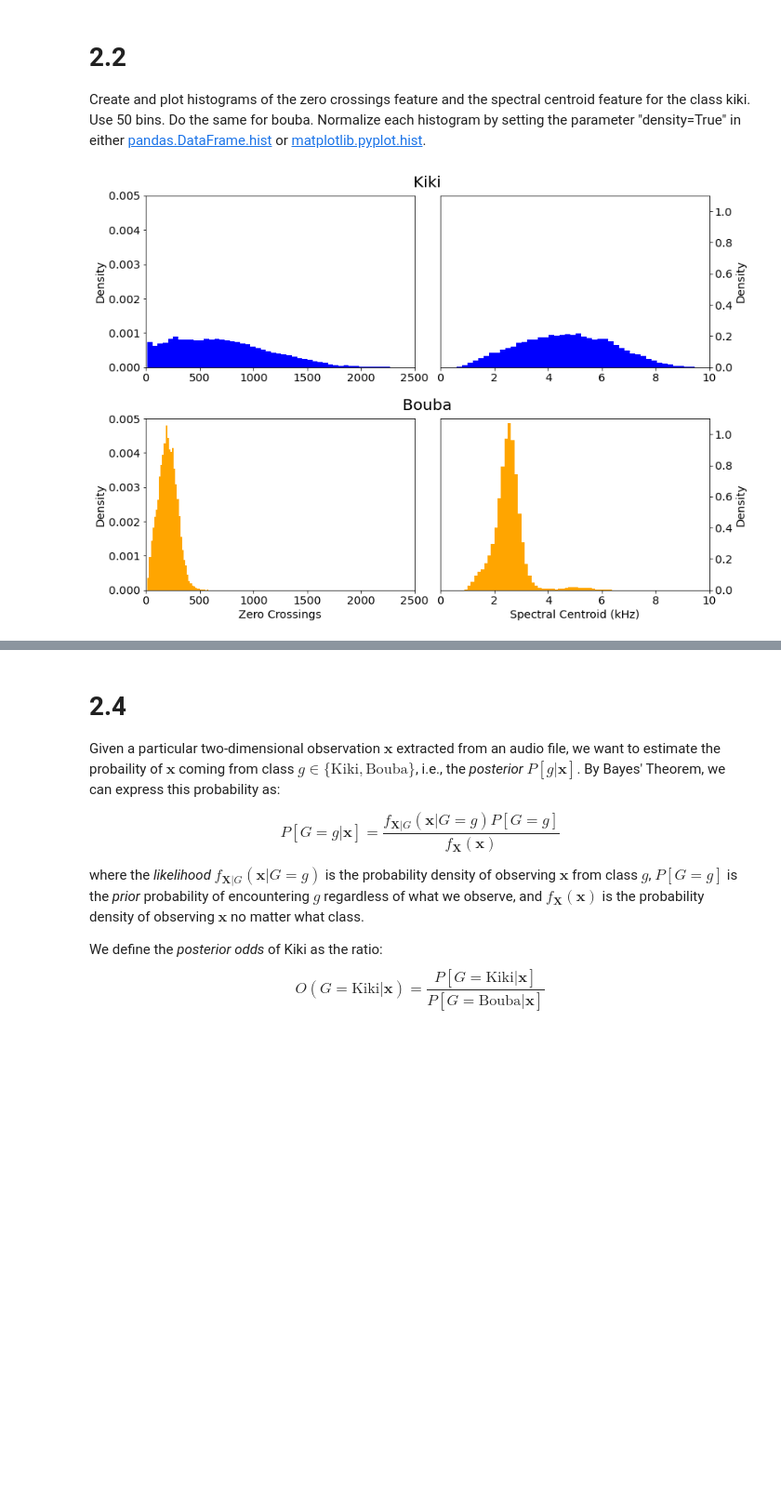
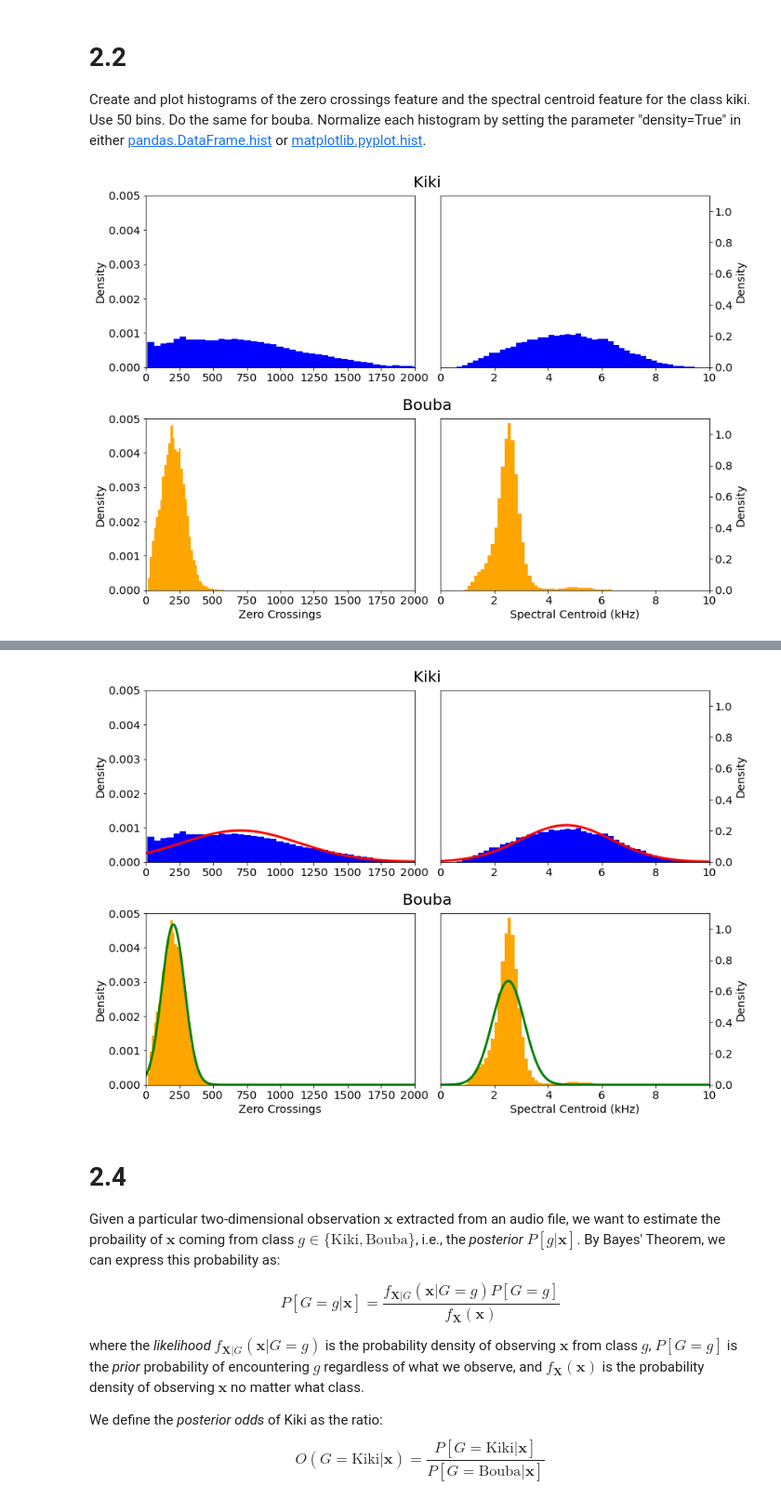
Before and after one commit to sergi-andreu/MusicInformatics, a Jupyter notebook: Lab 2 Machine Learnings/DT2470_lab02.ipynb, the cells around one changed output, grey strips where cells are left out. Shown at 93% size. Saved outputs shown, nothing was run; the diff lists cells and outputs as text; code cells hidden in the pictures; blank space fills up the shorter version.

```diff
--- a/Lab 2 Machine Learnings/DT2470_lab02.ipynb
+++ b/Lab 2 Machine Learnings/DT2470_lab02.ipynb
@@ -463,12 +456,12 @@ Create and plot histograms of the zero crossings feature and the spectral centro
 
 fig, [[ax1, ax2], [ax3, ax4]] = plt.subplots(2,2)
 ax1.hist(kiki_train_ZC,  bins=50, density=True, color='blue')
-ax2.hist(kiki_train_SC/1000,  bins=50, density=True, color='blue')
+ax2.hist(kiki_train_SC,  bins=50, density=True, color='blue')
 ax3.hist(bouba_train_ZC, bins=50, density=True, color='orange')
-ax4.hist(bouba_train_SC/1000, bins=50, density=True, color='orange')
+ax4.hist(bouba_train_SC, bins=50, density=True, color='orange')
 
-ax1.set_xlim((0,2500))
-ax3.set_xlim((0,2500))
+ax1.set_xlim((0,2000))
+ax3.set_xlim((0,2000))
 
 ax1.set_ylim((0,.005))
 ax3.set_ylim((0,.005))
@@ -498,7 +491,7 @@ fig.tight_layout()
 
 plt.subplots_adjust(hspace=.3)  # some extra space for the subtitles
 # %% [output]
-[figure, old version]
+[figure, new version]
 # %% [markdown]
 # 2.3
 
@@ -519,3 +508,37 @@ from scipy.stats import norm
+# %%
+from scipy.stats import norm
+
+# add your code below
+kiki_train_ZC_mu  = np.sum(kiki_train_ZC) / len(kiki_train_ZC)
+kiki_train_ZC_var = np.sum( (kiki_train_ZC - kiki_train_ZC_mu)**2 ) / (len(kiki_train_ZC) -1)
+kiki_train_ZC_gaussfit = lambda x: norm.pdf(x, kiki_train_ZC_mu, kiki_train_ZC_var**(1/2))
+
+kiki_train_SC_mu  = np.sum(kiki_train_SC) / len(kiki_train_SC)
+kiki_train_SC_var = np.sum( (kiki_train_SC - kiki_train_SC_mu)**2 ) / (len(kiki_train_SC) -1)
+kiki_train_SC_gaussfit = lambda x: norm.pdf(x, kiki_train_SC_mu, kiki_train_SC_var**(1/2))
+
+bouba_train_ZC_mu  = np.sum(bouba_train_ZC) / len(bouba_train_ZC)
+bouba_train_ZC_var = np.sum( (bouba_train_ZC - bouba_train_ZC_mu)**2 ) / (len(bouba_train_ZC) -1)
+bouba_train_ZC_gaussfit = lambda x: norm.pdf(x, bouba_train_ZC_mu, bouba_train_ZC_var**(1/2))
+
+bouba_train_SC_mu  = np.sum(bouba_train_SC) / len(bouba_train_SC)
+bouba_train_SC_var = np.sum( (bouba_train_SC - bouba_train_SC_mu)**2 ) / (len(bouba_train_SC) -1)
+bouba_train_SC_gaussfit = lambda x: norm.pdf(x, bouba_train_SC_mu, bouba_train_SC_var**(1/2))
+# %%
+# Plotting
+
+x_ZC = np.linspace(0,2500,num=1000)
+x_SC = np.linspace(0,10,  num=1000)
+
+ax1.plot(x_ZC, kiki_train_ZC_gaussfit(x_ZC), 'r-', linewidth=3)
+ax2.plot(x_SC, kiki_train_SC_gaussfit(x_SC), 'r-', linewidth=3)
+
+ax3.plot(x_ZC, bouba_train_ZC_gaussfit(x_ZC), 'g-', linewidth=3)
+ax4.plot(x_SC, bouba_train_SC_gaussfit(x_SC), 'g-', linewidth=3)
+
+fig
+# %% [output]
+[figure, added]
 # %% [markdown]
 # 2.4
 
```
Also changed, not shown: parts of 37 cells of this notebook, 1 other file.
